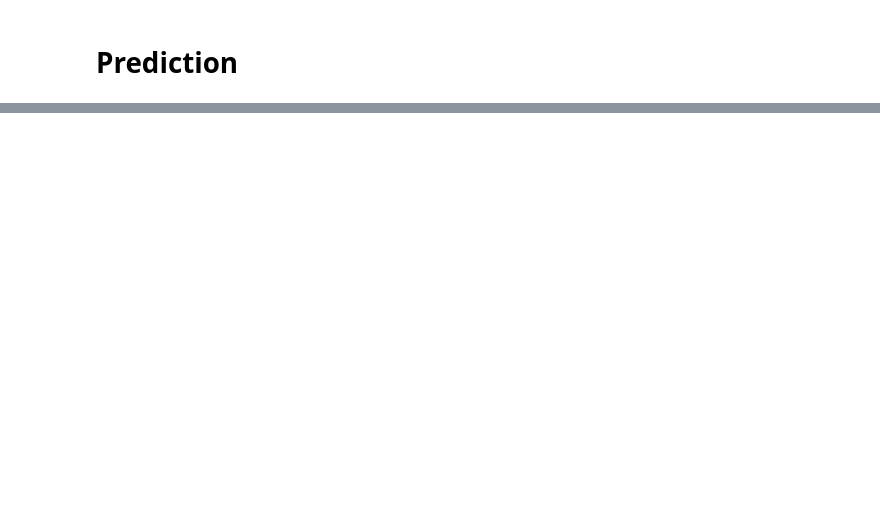
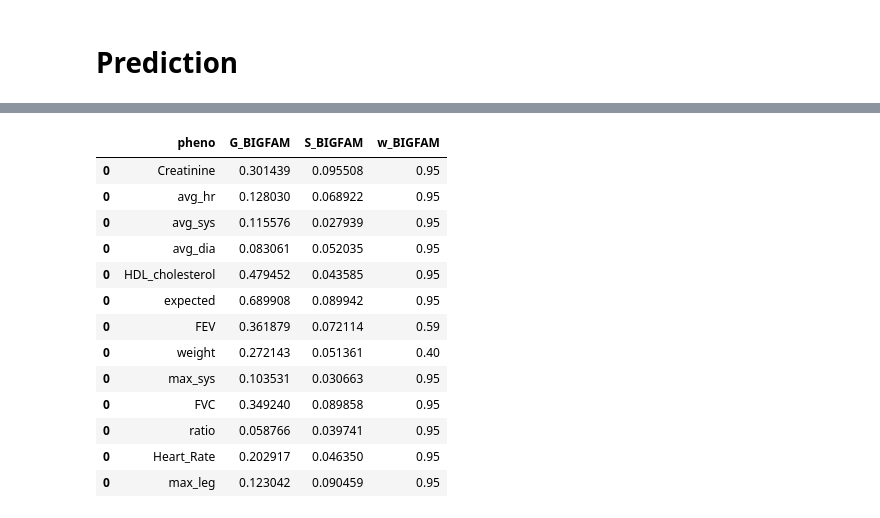
Before and after one commit to jerrylee9310/BIGFAM, a Jupyter notebook: notebook/obj1_plot.ipynb, the cells around one changed output, grey strips where cells are left out. Drawn from its saved outputs; the diff is of its cells as text; code cells hidden in the pictures; blank space fills up the shorter version.

```diff
--- a/notebook/obj1_plot.ipynb
+++ b/notebook/obj1_plot.ipynb
@@ -231,0 +298,17 @@ TypeError: Got both 'ec' and 'edgecolor', which are aliases of one another
+# %%
+for_plot[["pheno", "G_BIGFAM", "S_BIGFAM", "w_BIGFAM"]]
+# %% [output]
+|  | pheno | G_BIGFAM | S_BIGFAM | w_BIGFAM |
+| 0 | Creatinine | 0.301439 | 0.095508 | 0.95 |
+| 0 | avg_hr | 0.128030 | 0.068922 | 0.95 |
+| 0 | avg_sys | 0.115576 | 0.027939 | 0.95 |
+| 0 | avg_dia | 0.083061 | 0.052035 | 0.95 |
+| 0 | HDL_cholesterol | 0.479452 | 0.043585 | 0.95 |
+| 0 | expected | 0.689908 | 0.089942 | 0.95 |
+| 0 | FEV | 0.361879 | 0.072114 | 0.59 |
+| 0 | weight | 0.272143 | 0.051361 | 0.40 |
+| 0 | max_sys | 0.103531 | 0.030663 | 0.95 |
+| 0 | FVC | 0.349240 | 0.089858 | 0.95 |
+| 0 | ratio | 0.058766 | 0.039741 | 0.95 |
+| 0 | Heart_Rate | 0.202917 | 0.046350 | 0.95 |
+| 0 | max_leg | 0.123042 | 0.090459 | 0.95 |
```
Also changed, not shown: parts of 8 cells of this notebook, 13 other files.
